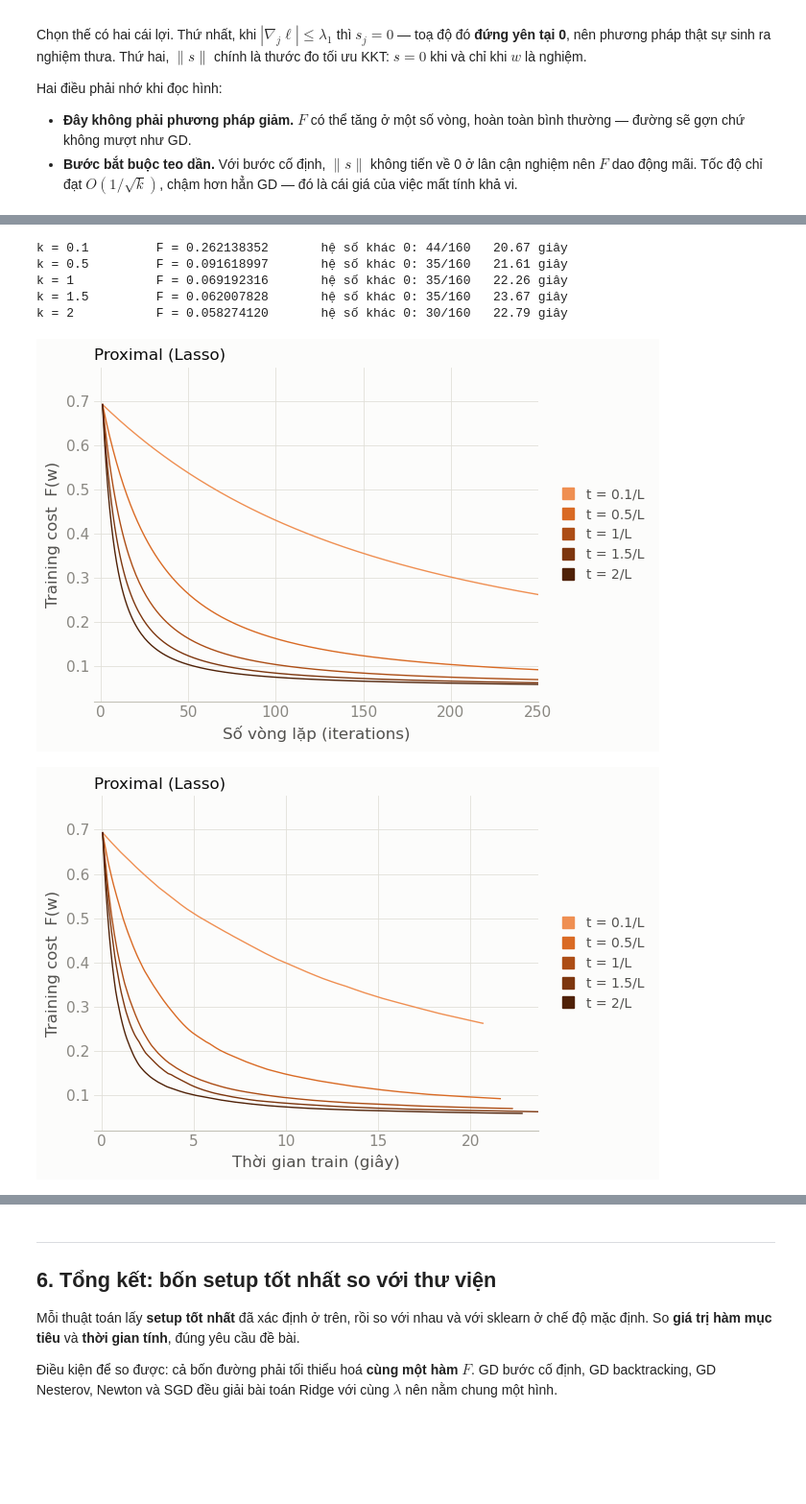
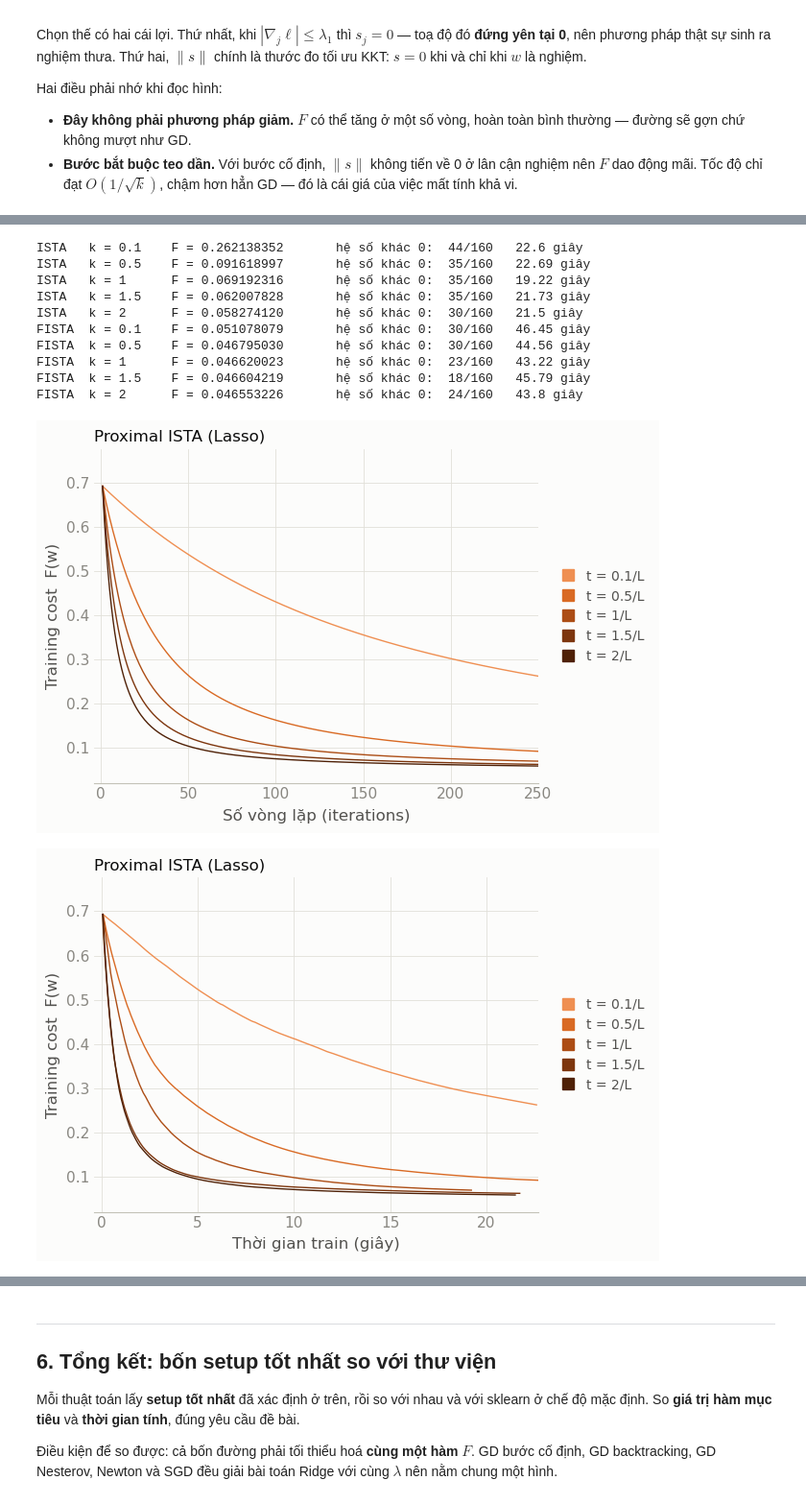
Before and after one commit to nqt1310/santander-product-recommendation, a Jupyter notebook: bai_lam.ipynb, the cells around one changed output, grey strips where cells are left out. Shown at 96% size. Drawn from its saved outputs; the diff is of its cells as text; code cells hidden in the pictures; blank space fills up the shorter version.

```diff
--- a/bai_lam.ipynb
+++ b/bai_lam.ipynb
@@ -906,9 +913,12 @@ def prox_l1(v, t, lam1):
     return out
 
 
-def proximal_gradient(X, y, lam1, buoc, so_vong=250):
-    """ISTA cho Lasso: buoc gradient tren phan tron (log-loss) roi prox cho lam1*||w||_1."""
+def proximal_gradient(X, y, lam1, buoc, so_vong=250, gia_toc=False):
+    """ISTA cho Lasso: buoc gradient tren phan tron (log-loss) roi prox cho lam1*||w||_1.
+    gia_toc=True -> FISTA: lay gradient + prox tai diem ngoai suy v (giong Nesterov);
+    F ghi lai tai w (diem that), vi F(v) khong dam bao giam."""
     w = np.zeros(X.shape[1])
+    v, theta = w.copy(), 1.0
     F_list, t_list = [], []
     t0 = time.time()
     for i in range(so_vong):
@@ -917,29 +927,43 @@ def proximal_gradient(X, y, lam1, buoc, so_vong=250):
         t_list.append(time.time() - t0)
         if not np.isfinite(F):
             break
-        w = prox_l1(w - buoc * g, buoc, lam1)
+        if gia_toc:
+            g = lasso(v, X, y, lam1)[1]
+        w_moi = prox_l1(v - buoc * g, buoc, lam1)
+        if gia_toc:
+            theta_moi = (1 + np.sqrt(1 + 4 * theta ** 2)) / 2
+            v = w_moi + (theta - 1) / theta_moi * (w_moi - w)
+            theta = theta_moi
+        else:
+            v = w_moi
+        w = w_moi
     return w, F_list, t_list
 # %%
-# ===== Proximal (ISTA): thu nhieu do dai buoc, van la boi cua 1/L =====
-duong_prox, W_PX = [], []
-for k in BUOC:
-    w_px, F, t = proximal_gradient(X_tr, y_tr, LAM1, k / L0, VONG)
-    ten = "t = %g/L" % k
-    duong_prox.append((ten, F, t))
-    W_PX.append(w_px)
-    xong = "phân kỳ" if not np.isfinite(F[-1]) else "F = %.9f" % F[-1]
-    print("%-14s  %-20s  hệ số khác 0: %2d/%d   %.4g giây"
-          % ("k = %g" % k, xong, np.sum(w_px[1:] != 0), d - 1, t[-1]))
+# ===== Proximal: ISTA va FISTA (co gia toc), thu nhieu do dai buoc (boi cua 1/L) =====
+duong_prox, duong_fista, W_PX = [], [], []      # W_PX: w cua ISTA roi FISTA, cung thu tu duong_prox + duong_fista
+for gia_toc, ds in [(False, duong_prox), (True, duong_fista)]:
+    for k in BUOC:
+        w_px, F, t = proximal_gradient(X_tr, y_tr, LAM1, k / L0, VONG, gia_toc=gia_toc)
+        ds.append(("t = %g/L" % k, F, t))
+        W_PX.append(w_px)
+        xong = "phân kỳ" if not np.isfinite(F[-1]) else "F = %.9f" % F[-1]
+        print("%-6s k = %-5g  %-20s  hệ số khác 0: %3d/%d   %.4g giây"
+              % ("FISTA" if gia_toc else "ISTA", k, xong, np.sum(w_px[1:] != 0), d - 1, t[-1]))
 
-ve(duong_prox, theo_thoi_gian=False, tieu_de="Proximal (Lasso)",
-   luu="proximal_vonglap.pdf")
-ve(duong_prox, theo_thoi_gian=True,  tieu_de="Proximal (Lasso)",
-   luu="proximal_thoigian.pdf")
+ve(duong_prox, theo_thoi_gian=False, tieu_de="Proximal ISTA (Lasso)", luu="proximal_vonglap.pdf")
+ve(duong_prox, theo_thoi_gian=True,  tieu_de="Proximal ISTA (Lasso)", luu="proximal_thoigian.pdf")
+ve(duong_fista, theo_thoi_gian=False, tieu_de="Proximal FISTA (Lasso)", luu="fista_vonglap.pdf")
+ve(duong_fista, theo_thoi_gian=True,  tieu_de="Proximal FISTA (Lasso)", luu="fista_thoigian.pdf")
 # %% [output]
-k = 0.1         F = 0.262138352       hệ số khác 0: 44/160   20.67 giây
-k = 0.5         F = 0.091618997       hệ số khác 0: 35/160   21.61 giây
-k = 1           F = 0.069192316       hệ số khác 0: 35/160   22.26 giây
-k = 1.5         F = 0.062007828       hệ số khác 0: 35/160   23.67 giây
-k = 2           F = 0.058274120       hệ số khác 0: 30/160   22.79 giây
+ISTA   k = 0.1    F = 0.262138352       hệ số khác 0:  44/160   22.6 giây
+ISTA   k = 0.5    F = 0.091618997       hệ số khác 0:  35/160   22.69 giây
+ISTA   k = 1      F = 0.069192316       hệ số khác 0:  35/160   19.22 giây
+ISTA   k = 1.5    F = 0.062007828       hệ số khác 0:  35/160   21.73 giây
+ISTA   k = 2      F = 0.058274120       hệ số khác 0:  30/160   21.5 giây
+FISTA  k = 0.1    F = 0.051078079       hệ số khác 0:  30/160   46.45 giây
+FISTA  k = 0.5    F = 0.046795030       hệ số khác 0:  30/160   44.56 giây
+FISTA  k = 1      F = 0.046620023       hệ số khác 0:  23/160   43.22 giây
+FISTA  k = 1.5    F = 0.046604219       hệ số khác 0:  18/160   45.79 giây
+FISTA  k = 2      F = 0.046553226       hệ số khác 0:  24/160   43.8 giây
-[figure, old version]
+[figure, new version]
-[figure, old version]
+[figure, new version]
```
Also changed, not shown: parts of 15 cells of this notebook, 25 other files.
